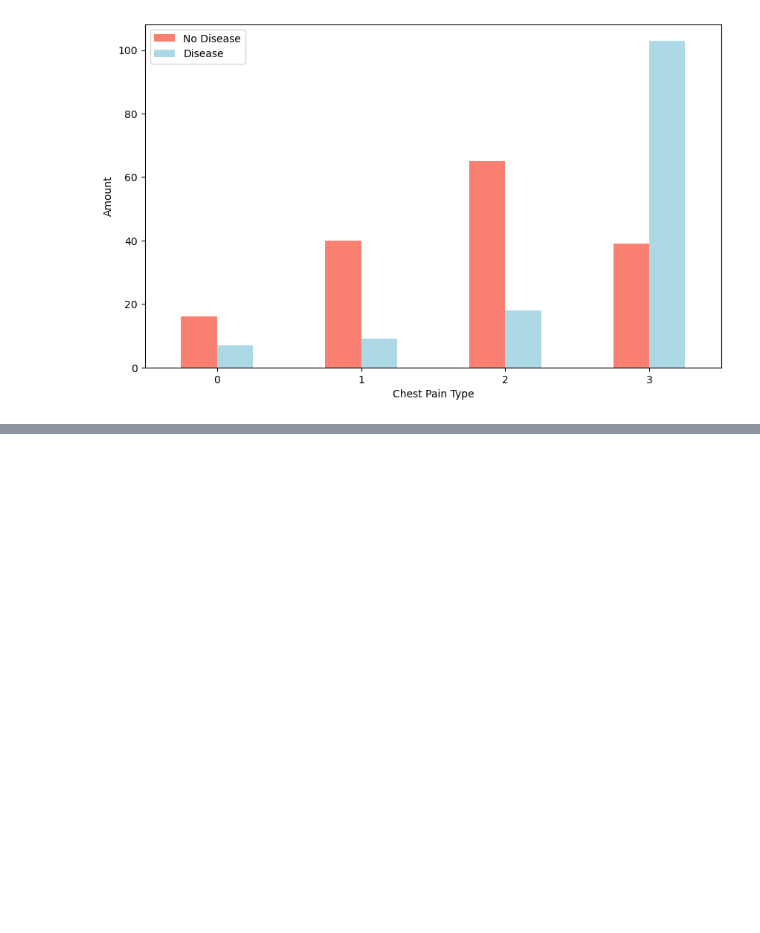
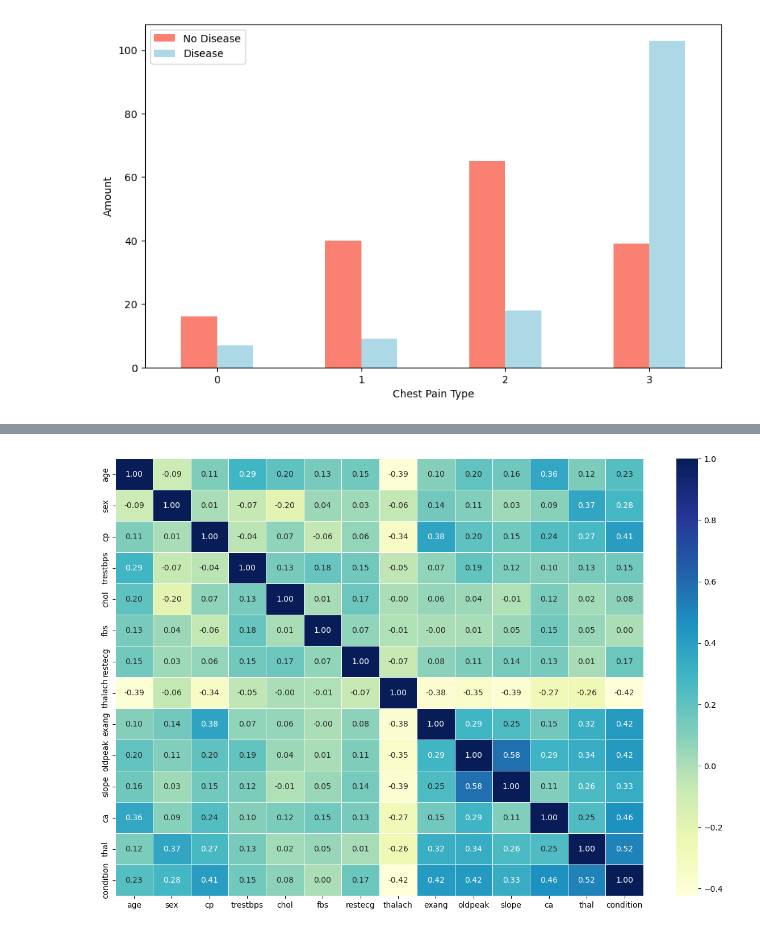
Before and after one commit to dilqvl62/Heart_disease_machine_learning, a Jupyter notebook: Heart-disease-classification.ipynb, the cells around one changed output, grey strips where cells are left out. Saved outputs shown, nothing was run; the diff lists cells and outputs as text; code cells hidden in the pictures; blank space fills up the shorter version.

Commit message:
heat map corr matrix

```diff
--- a/Heart-disease-classification.ipynb
+++ b/Heart-disease-classification.ipynb
@@ -213,0 +233,11 @@ plt.xticks(rotation = 0)
+# %%
+# Lets make our correlation matrix prettier
+corr_matrix = heart_disease_df.corr()
+fig, ax = plt.subplots(figsize = (15, 10))
+ax = sns.heatmap(corr_matrix,
+                annot= True,
+                linewidths = 0.5,
+                fmt= ".2f",
+                cmap = "YlGnBu")
+# %% [output]
+[figure, added]
```
Also changed, not shown: parts of 1 cell of this notebook.
